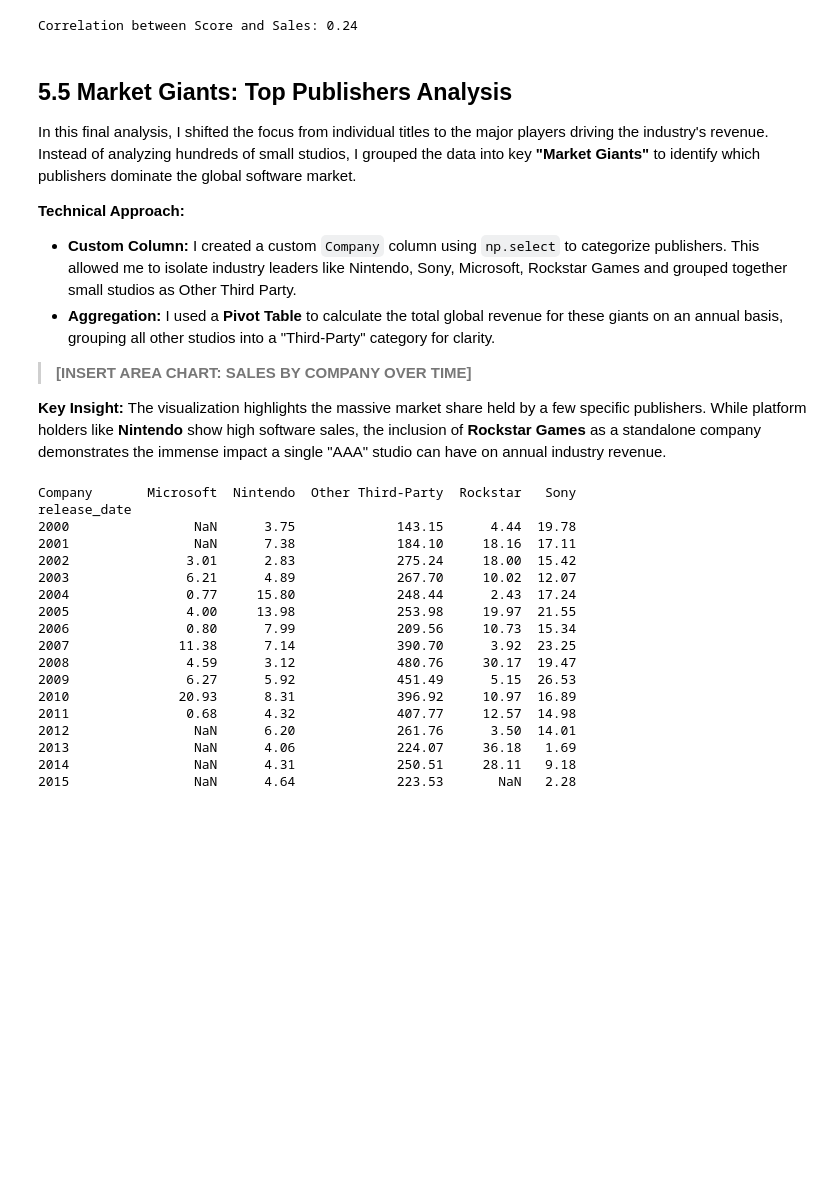
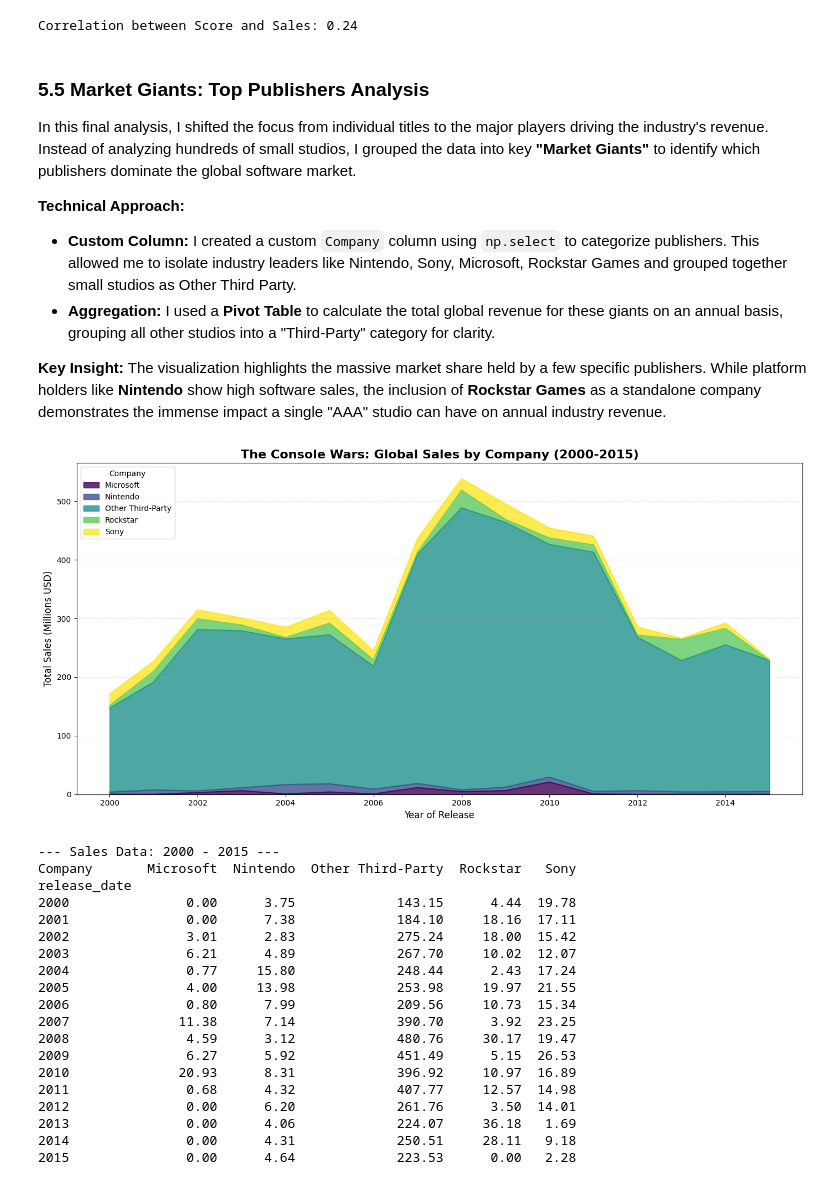
Before and after one commit to Pothos1985/Video-Game-Sales-Analysis-1980-2024-, a Jupyter notebook: notebooks/vg_data_cleaning.ipynb, the cells around one changed output. Cells and saved outputs as stored; diff of their text form; code cells hidden in the pictures; blank space fills up the shorter version.

```diff
--- a/notebooks/vg_data_cleaning.ipynb
+++ b/notebooks/vg_data_cleaning.ipynb
@@ -513,7 +543,7 @@ print(f"Correlation between Score and Sales: {correlation:.2f}")
 # %% [output]
 Correlation between Score and Sales: 0.24
 # %% [markdown]
-## **5.5 Market Giants: Top Publishers Analysis**
+### **5.5 Market Giants: Top Publishers Analysis**
 
 In this final analysis, I shifted the focus from individual titles to the major players driving the industry's revenue. Instead of analyzing hundreds of small studios, I grouped the data into key **"Market Giants"** to identify which publishers dominate the global software market.
 
@@ -521,7 +551,6 @@ In this final analysis, I shifted the focus from individual titles to the major
 * **Custom Column:** I created a custom `Company` column using `np.select` to categorize publishers. This allowed me to isolate industry leaders like Nintendo, Sony, Microsoft, Rockstar Games and grouped together small studios as Other Third Party.
 * **Aggregation:** I used a **Pivot Table** to calculate the total global revenue for these giants on an annual basis, grouping all other studios into a "Third-Party" category for clarity.
 
-> **[INSERT AREA CHART: SALES BY COMPANY OVER TIME]**
 
 **Key Insight:**
 The visualization highlights the massive market share held by a few specific publishers. While platform holders like **Nintendo** show high software sales, the inclusion of **Rockstar Games** as a standalone company demonstrates the immense impact a single "AAA" studio can have on annual industry revenue.
@@ -539,16 +568,30 @@ df['Company'] = np.select(conditions, choices, default='Other Third-Party')
 # %%
 console_wars = df.pivot_table(index=df['release_date'].dt.year,
                                   columns='Company',
                                   values='total_sales',
-                                  aggfunc='sum')
+                                  aggfunc='sum').fillna(0)
 
+plt.figure(figsize=(14, 7))
+ax = console_wars.loc[2000:2015].plot.area(ax=plt.gca(), alpha=0.8, colormap='viridis')
+
+plt.title('The Console Wars: Global Sales by Company (2000-2015)', fontsize=16, fontweight='bold')
+plt.xlabel('Year of Release', fontsize=12)
+plt.ylabel('Total Sales (Millions USD)', fontsize=12)
+plt.legend(title='Company', loc='upper left')
+plt.grid(axis='y', linestyle='--', alpha=0.3)
+plt.tight_layout()
+plt.show()
+
+print("--- Sales Data: 2000 - 2015 ---")
 # Let's see the 'Golden Era' of the war (2000 - 2015)
 print(console_wars.loc[2000:2015])
 # %% [output]
+[figure, added]
+--- Sales Data: 2000 - 2015 ---
 Company       Microsoft  Nintendo  Other Third-Party  Rockstar   Sony
 release_date
-2000                NaN      3.75             143.15      4.44  19.78
-2001                NaN      7.38             184.10     18.16  17.11
+2000               0.00      3.75             143.15      4.44  19.78
+2001               0.00      7.38             184.10     18.16  17.11
 2002               3.01      2.83             275.24     18.00  15.42
 2003               6.21      4.89             267.70     10.02  12.07
 2004               0.77     15.80             248.44      2.43  17.24
@@ -559,7 +602,7 @@ release_date
 2009               6.27      5.92             451.49      5.15  26.53
 2010              20.93      8.31             396.92     10.97  16.89
 2011               0.68      4.32             407.77     12.57  14.98
-2012                NaN      6.20             261.76      3.50  14.01
-2013                NaN      4.06             224.07     36.18   1.69
-2014                NaN      4.31             250.51     28.11   9.18
-2015                NaN      4.64             223.53       NaN   2.28
+2012               0.00      6.20             261.76      3.50  14.01
+2013               0.00      4.06             224.07     36.18   1.69
+2014               0.00      4.31             250.51     28.11   9.18
+2015               0.00      4.64             223.53      0.00   2.28
```
Also changed, not shown: parts of 7 cells of this notebook, 1 other file.
